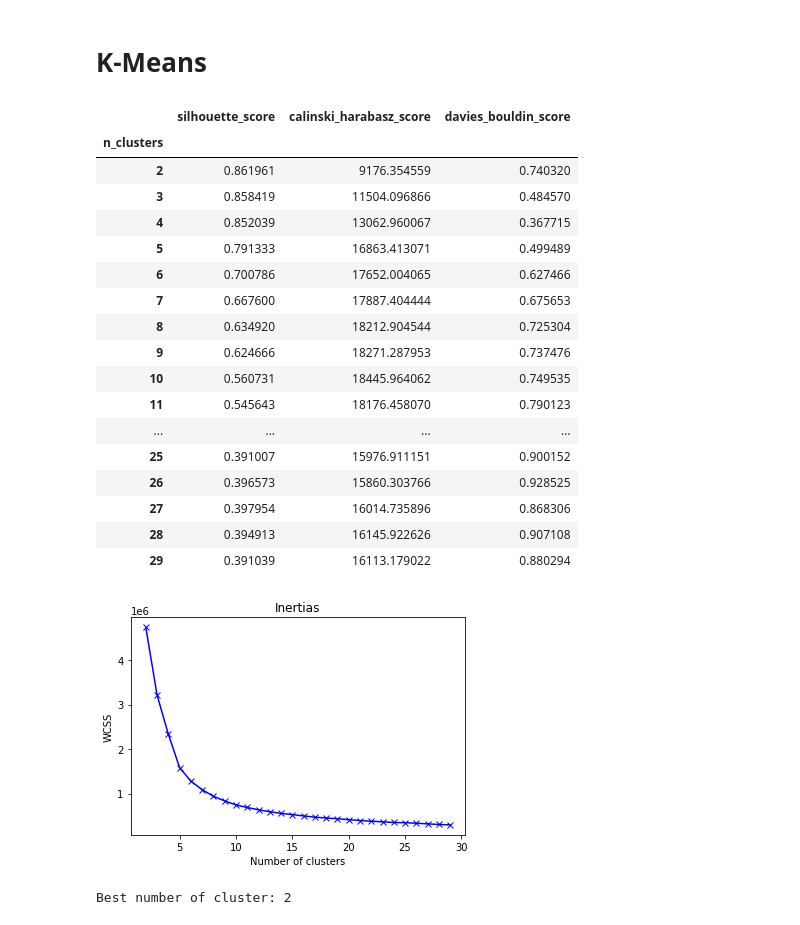
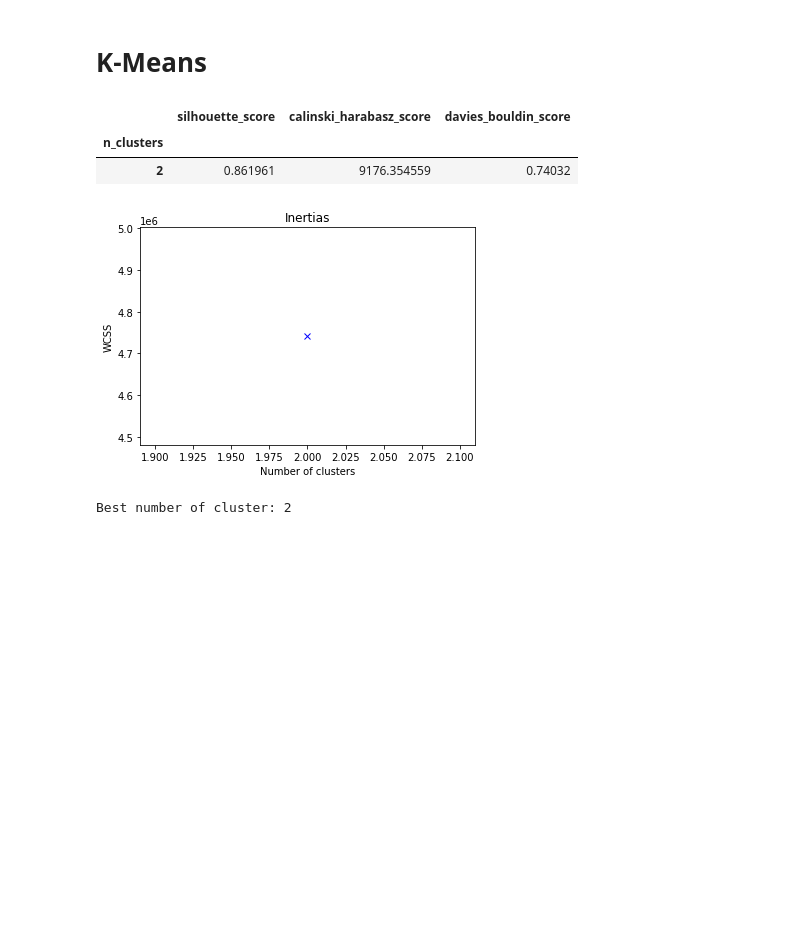
Before and after one commit to AT181903/YelpDatasetAnalysis, a Jupyter notebook: users_task.ipynb, the cells around one changed output. Saved outputs shown, nothing was run; the diff lists cells and outputs as text; code cells hidden in the pictures; blank space fills up the shorter version.

```diff
--- a/users_task.ipynb
+++ b/users_task.ipynb
@@ -105,57 +105,42 @@ labels_kmeans = {}
 df_scores = []
 inertias = []
 
-number_clusters = np.arange(2, 30)
+number_clusters = np.arange(2, 3)
 
 for i in number_clusters:
     kmeans = KMeans(n_clusters=i)
     labels_clusters = kmeans.fit_predict(df_user_relevant_info)
     inertias.append(kmeans.inertia_)
 
     # Insert fitted model and calculated cluster labels in dictionaries, for further reference.
     fitted_kmeans[i] = kmeans
     labels_kmeans[i] = labels_clusters
 
     # Calculate various scores, and save them for further reference.
     df_scores.append({
         "n_clusters": i,
         "silhouette_score": silhouette_score(df_user_relevant_info, labels_clusters),
         "calinski_harabasz_score": calinski_harabasz_score(df_user_relevant_info, labels_clusters),
         "davies_bouldin_score": davies_bouldin_score(df_user_relevant_info, labels_clusters),
     }
     )
 
 # Create a DataFrame of clustering scores, using `n_clusters` as index, for easier plotting.
 df_scores = pd.DataFrame(df_scores)
 df_scores.set_index("n_clusters", inplace=True)
 
 # Plot inertias
 plt.plot(number_clusters, inertias, 'bx-')
 plt.title('Inertias')
 plt.xlabel('Number of clusters')
 plt.ylabel('WCSS')
 
 df_scores
 # %% [output]
 |  | silhouette_score | calinski_harabasz_score | davies_bouldin_score |
 | n_clusters |  |  |  |
-| 2 | 0.861961 | 9176.354559 | 0.740320 |
-| 3 | 0.858419 | 11504.096866 | 0.484570 |
-| 4 | 0.852039 | 13062.960067 | 0.367715 |
-| 5 | 0.791333 | 16863.413071 | 0.499489 |
-| 6 | 0.700786 | 17652.004065 | 0.627466 |
-| 7 | 0.667600 | 17887.404444 | 0.675653 |
-| 8 | 0.634920 | 18212.904544 | 0.725304 |
-| 9 | 0.624666 | 18271.287953 | 0.737476 |
-| 10 | 0.560731 | 18445.964062 | 0.749535 |
-| 11 | 0.545643 | 18176.458070 | 0.790123 |
-| ... | ... | ... | ... |
-| 25 | 0.391007 | 15976.911151 | 0.900152 |
-| 26 | 0.396573 | 15860.303766 | 0.928525 |
-| 27 | 0.397954 | 16014.735896 | 0.868306 |
-| 28 | 0.394913 | 16145.922626 | 0.907108 |
-| 29 | 0.391039 | 16113.179022 | 0.880294 |
+| 2 | 0.861961 | 9176.354559 | 0.74032 |
-[figure, old version]
+[figure, new version]
 # %%
 best_scores_list = [
     df_scores["silhouette_score"].idxmax(),
```
Also changed, not shown: parts of 2 cells of this notebook, 1 other file.
